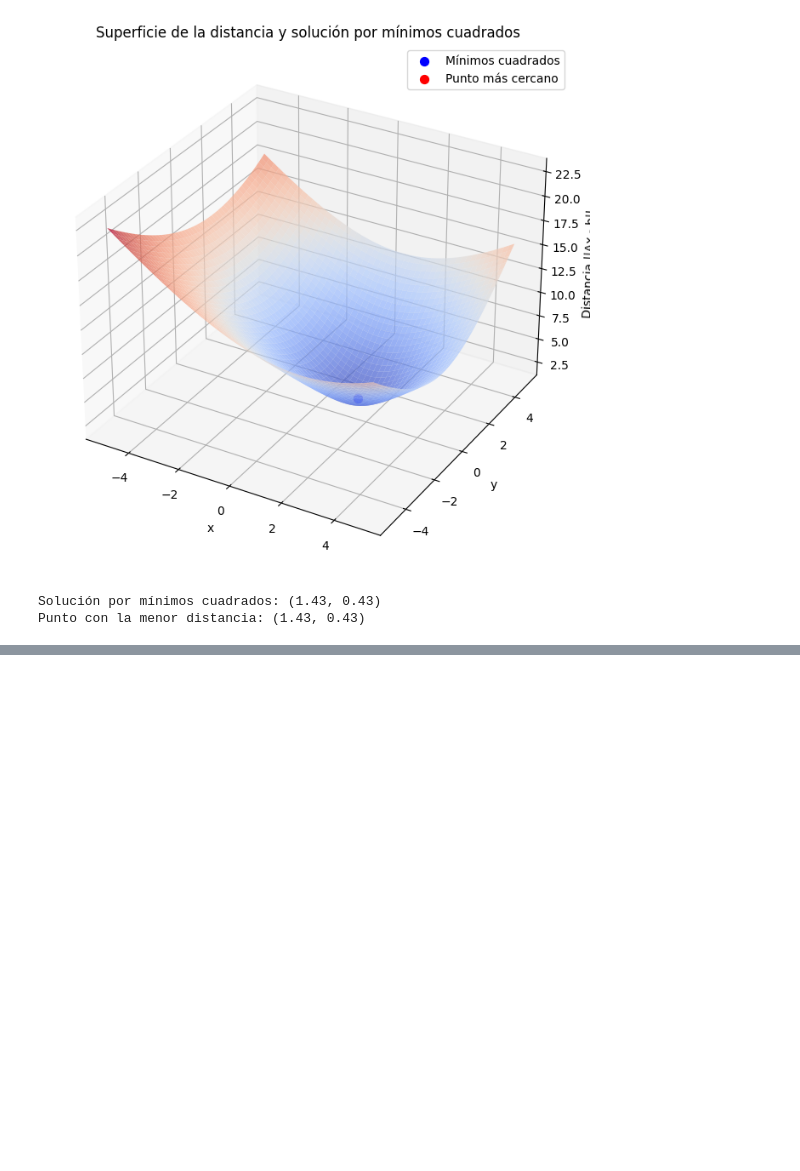
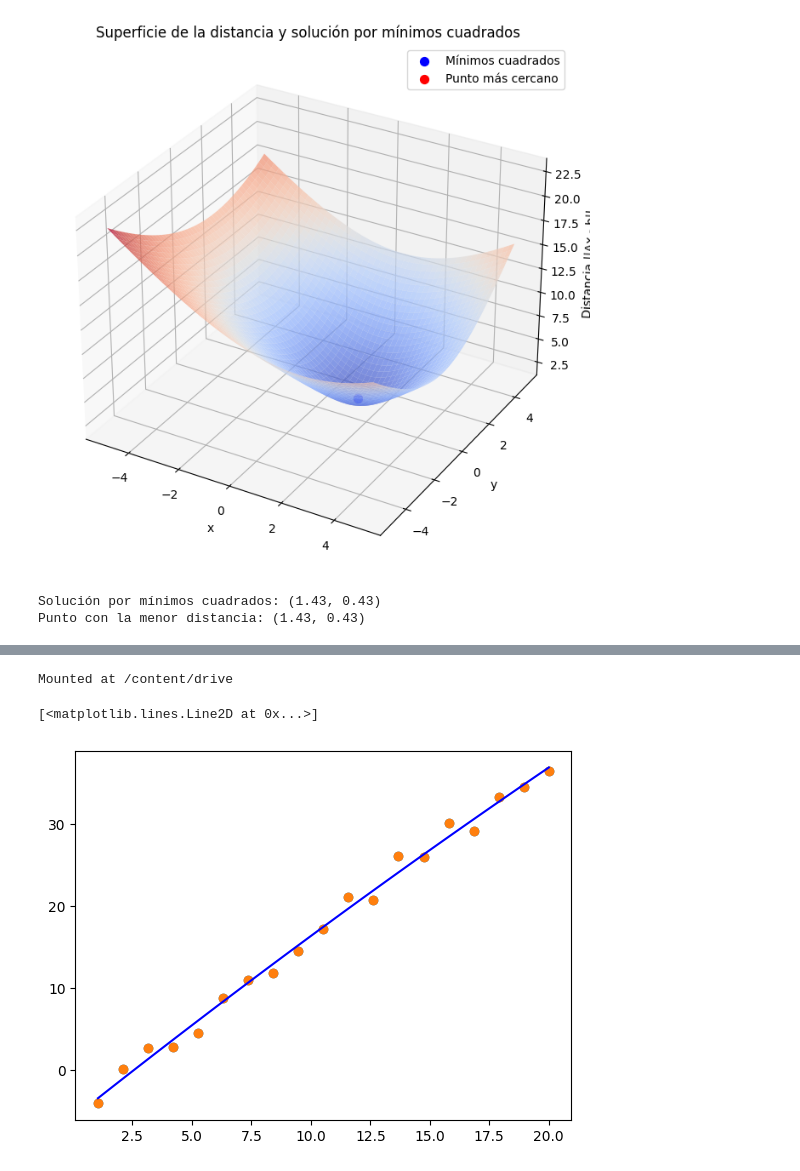
Before and after one commit to ltocasuche/Metodos1_Fernando_Bareno_Y_Laura_Tocasuche, a Jupyter notebook: minimos_cuadrados_1.ipynb, the cells around one changed output, grey strips where cells are left out. Cells and saved outputs as stored; diff of their text form; code cells hidden in the pictures; blank space fills up the shorter version.

```diff
--- a/minimos_cuadrados_1.ipynb
+++ b/minimos_cuadrados_1.ipynb
@@ -91,2 +55,59 @@ plt.show()
+# %%
+import numpy as np
+import matplotlib.pyplot as plt
+import pandas as pd
+import os
+from google.colab import drive
+drive.mount('/content/drive', force_remount=True)
+
+file = '/content/drive/MyDrive/MinimosLineal.txt'
+data = pd.read_csv(file,sep=" ")
+data.columns = ["x","y"]
+x = np.array(data['x'])
+y = np.array(data['y'])
+plt.scatter(x,y)
+
+def GetFit(x,y,n=2):
+
+  lenght = x.shape[0]
+  b = y
+
+  A = np.ones((lenght,n+1))
+
+  for i in range(1,n+1):
+    A[:,i] = x**i
+
+  AT = np.dot(A.T,A)
+  bT = np.dot(A.T,b)
+
+  xsolve = np.linalg.solve(AT,bT)
+
+  return xsolve
+
+n=2
+xsol = GetFit(x,y,n=n)
+
+def GetModel(x,p):
+
+  y = 0.
+  for n in range(len(p)):
+    y += p[n]*x**n
+
+  return y
+
+_x = np.linspace(np.min(x),np.max(x),50)
+_y = GetModel(_x,xsol)
+
+
+import sympy as sym
+X = sym.Symbol('x')
+GetModel(X,xsol)
+
+plt.scatter(x,y)
+plt.plot(_x,_y,color='b')
+# %% [output]
+Mounted at /content/drive
+[<matplotlib.lines.Line2D at 0x...>]
+[figure, added]
 # %%
 #PUNTO 3
```
Also changed, not shown: parts of 3 cells of this notebook.
